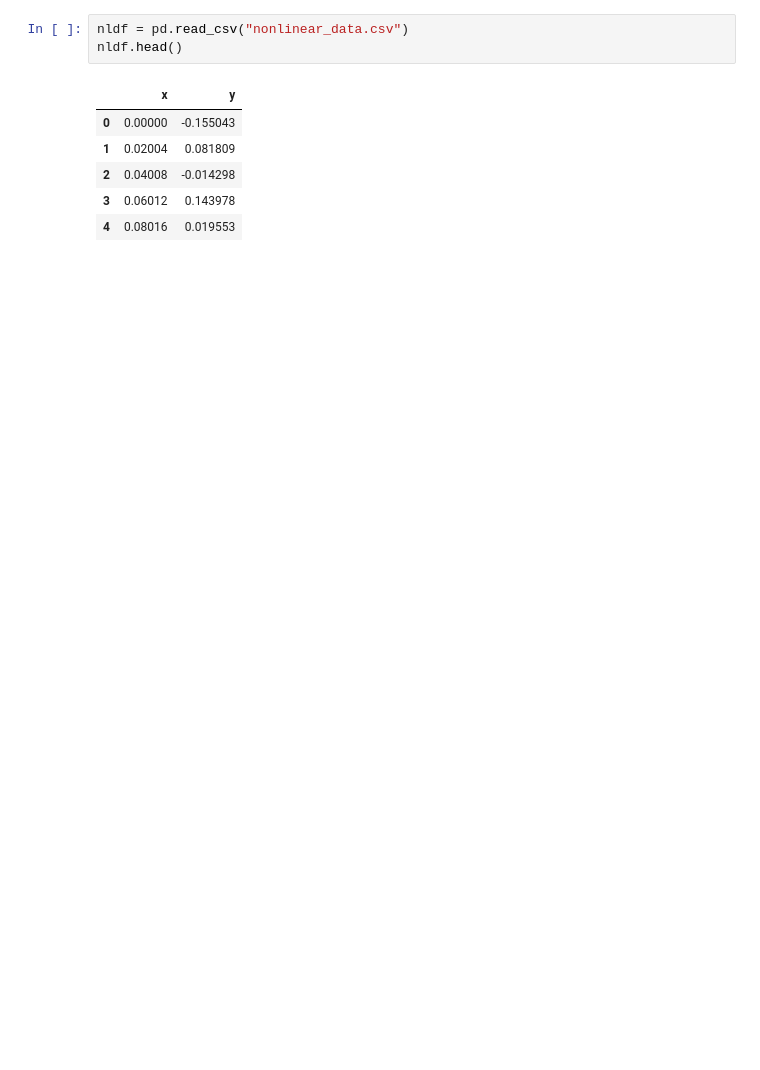
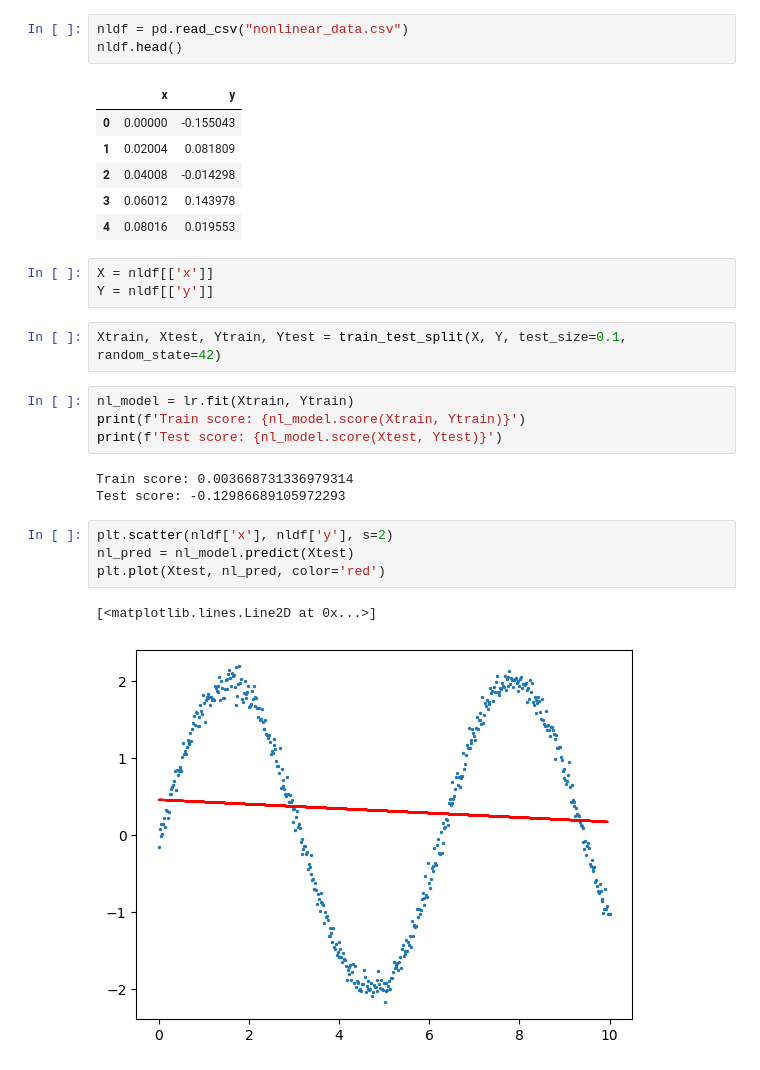
Before and after one commit to Md-Maruf-1727/dimensionality-reduction, a Jupyter notebook: polynimialrRegression.ipynb, the cells around one changed output. Cells and saved outputs as stored; diff of their text form; blank space fills up the shorter version.

```diff
--- a/polynimialrRegression.ipynb
+++ b/polynimialrRegression.ipynb
@@ -54,3 +54,22 @@ nldf.head()
 | 2 | 0.04008 | -0.014298 |
 | 3 | 0.06012 | 0.143978 |
 | 4 | 0.08016 | 0.019553 |
+# %%
+X = nldf[['x']]
+Y = nldf[['y']]
+# %%
+Xtrain, Xtest, Ytrain, Ytest = train_test_split(X, Y, test_size=0.1, random_state=42)
+# %%
+nl_model = lr.fit(Xtrain, Ytrain)
+print(f'Train score: {nl_model.score(Xtrain, Ytrain)}')
+print(f'Test score: {nl_model.score(Xtest, Ytest)}')
+# %% [output]
+Train score: 0.003668731336979314
+Test score: -0.12986689105972293
+# %%
+plt.scatter(nldf['x'], nldf['y'], s=2)
+nl_pred = nl_model.predict(Xtest)
+plt.plot(Xtest, nl_pred, color='red')
+# %% [output]
+[<matplotlib.lines.Line2D at 0x...>]
+[figure, added]
```
Also changed, not shown: parts of 1 cell of this notebook.
